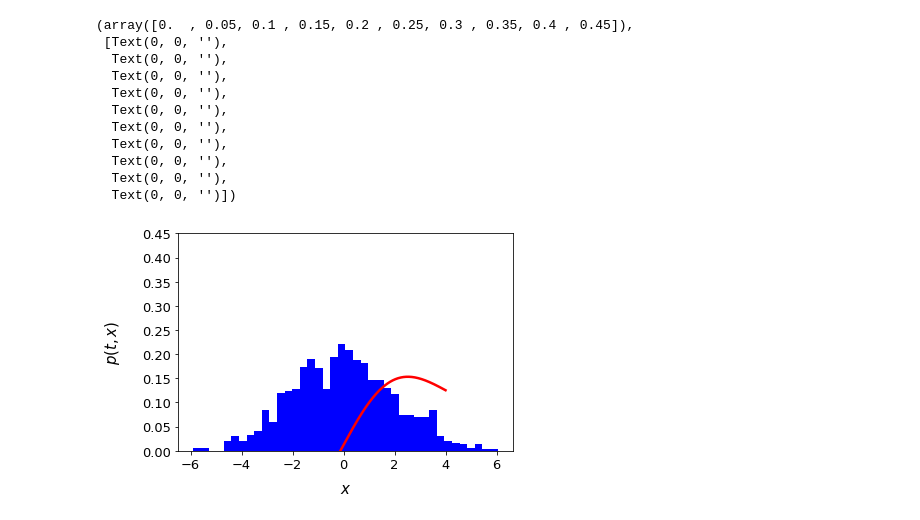
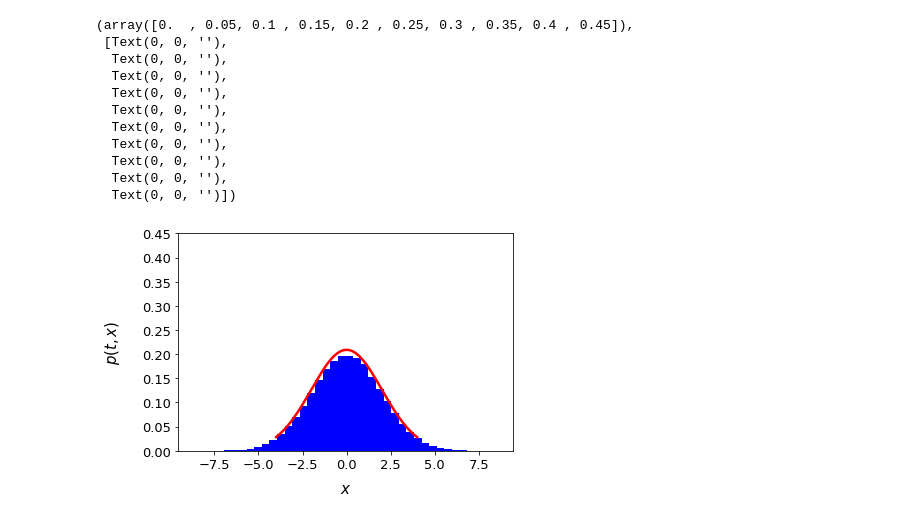
Before and after one commit to binchengecon/InequalityEcon_Shrink, a Jupyter notebook: OU-FP_Stationary_v2.ipynb, the cells around one changed output. Saved outputs shown, nothing was run; the diff lists cells and outputs as text; code cells hidden in the pictures.

```diff
--- a/OU-FP_Stationary_v2.ipynb
+++ b/OU-FP_Stationary_v2.ipynb
@@ -259,7 +272,7 @@ x_plot = np.linspace(X_low, X_high, 1000)
 
 # simulate process at current t
 sim_x = simulateOU_GaussianStart(
-    theta, kappa, sigma,nSim_x_interior)
+    theta, kappa, sigma,nSim_x_interior*100)
 
 
 x_plot = tf.cast(tf.reshape(x_plot, shape=[
@@ -268,36 +281,36 @@ x_plot = tf.cast(tf.reshape(x_plot, shape=[
 u = model(tf.stack([x_plot[:, 0]], axis=1))
 u = u.numpy().reshape(-1,1)
 
-# p = np.exp(-u)
-p = u
+p = np.exp(-u)
+# p = u
 x_plot_orig = np.linspace(X_low[0], X_high[0], 1000)
 # print()
 
-# density = p/np.trapz(p.reshape(x_plot_orig.shape), x_plot_orig)
-density = p
+density = p/np.trapz(p.reshape(x_plot_orig.shape), x_plot_orig)
+# density = p
 
 
 # plot histogram of simulated process values and overlay estimated density
 plt.hist(sim_x, bins=40, density=True, color='b')
 plt.plot(x_plot, density, 'r', linewidth=2.5)
 
 # subplot options
 plt.ylim(ymin=0.0, ymax=0.45)
 plt.xlabel(r"$x$", fontsize=15, labelpad=10)
 plt.ylabel(r"$p(t,x)$", fontsize=15, labelpad=20)
 
 plt.xticks(fontsize=13)
 plt.yticks(fontsize=13)
 # %% [output]
 (array([0.  , 0.05, 0.1 , 0.15, 0.2 , 0.25, 0.3 , 0.35, 0.4 , 0.45]),
  [Text(0, 0, ''),
   Text(0, 0, ''),
   Text(0, 0, ''),
   Text(0, 0, ''),
   Text(0, 0, ''),
   Text(0, 0, ''),
   Text(0, 0, ''),
   Text(0, 0, ''),
   Text(0, 0, ''),
   Text(0, 0, '')])
-[figure, old version]
+[figure, new version]
```
Also changed, not shown: parts of 3 cells of this notebook, 2 other files.
